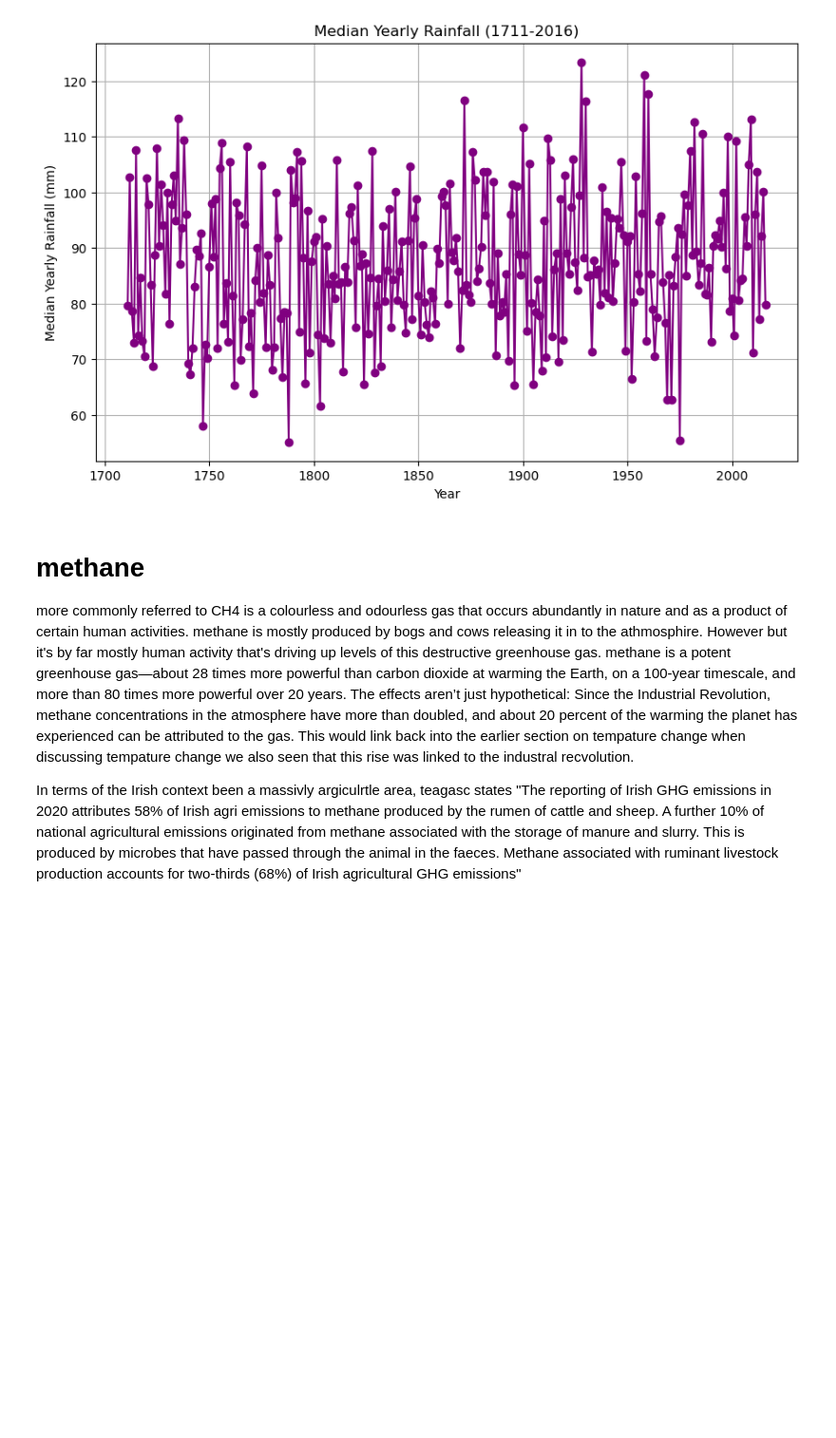
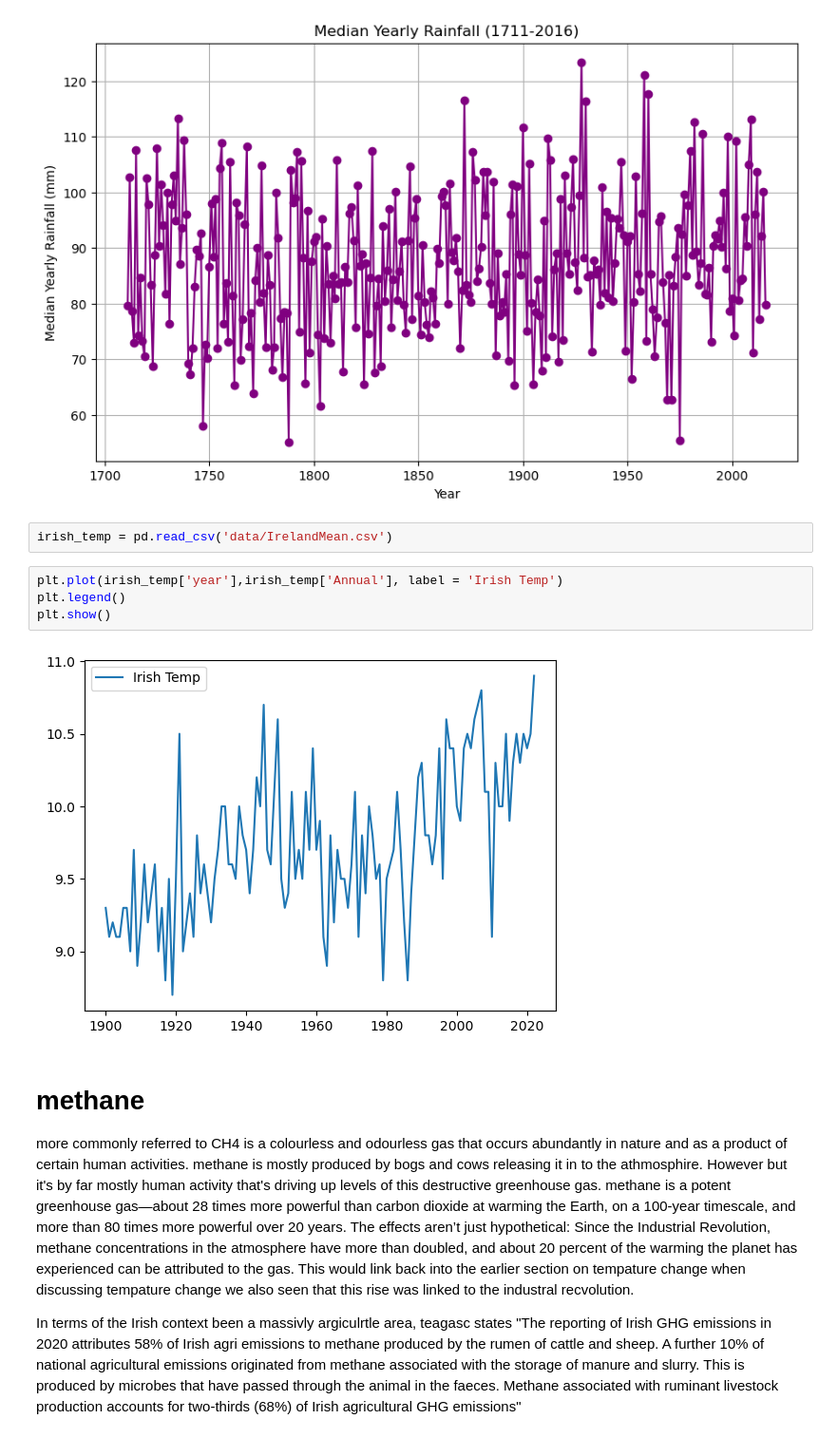
Before and after one commit to keithmmc/pda2, a Jupyter notebook: project2.ipynb, the cells around one changed output. Shown at 95% size. Cells and saved outputs as stored; diff of their text form; blank space fills up the shorter version.

```diff
--- a/project2.ipynb
+++ b/project2.ipynb
@@ -353,6 +369,14 @@ plt.grid(True)
 plt.show()
 # %% [output]
 [figure]
+# %%
+irish_temp = pd.read_csv('data/IrelandMean.csv')
+# %%
+plt.plot(irish_temp['year'],irish_temp['Annual'], label = 'Irish Temp')
+plt.legend()
+plt.show()
+# %% [output]
+[figure, added]
 # %% [markdown]
 # methane
 more commonly referred to CH4 is a colourless and odourless gas that occurs abundantly in nature and as a product of certain human activities. methane is mostly produced by bogs and cows releasing it in to the athmosphire. However but it's by far mostly human activity that's driving up levels of this destructive greenhouse gas.  methane is a potent greenhouse gas—about 28 times more powerful than carbon dioxide at warming the Earth, on a 100-year timescale, and more than 80 times more powerful over 20 years. The effects aren’t just hypothetical: Since the Industrial Revolution, methane concentrations in the atmosphere have more than doubled, and about 20 percent of the warming the planet has experienced can be attributed to the gas. This would link back into the earlier section on tempature change when discussing tempature change we also seen that this rise was linked to the industral recvolution.
```
Also changed, not shown: parts of 42 cells of this notebook.
